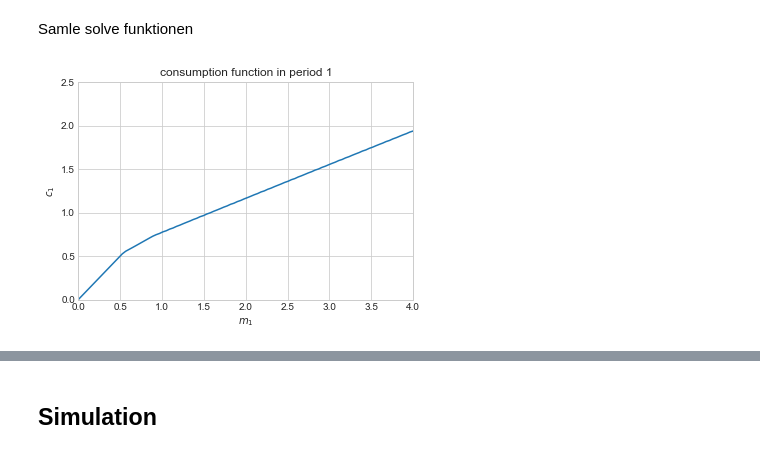
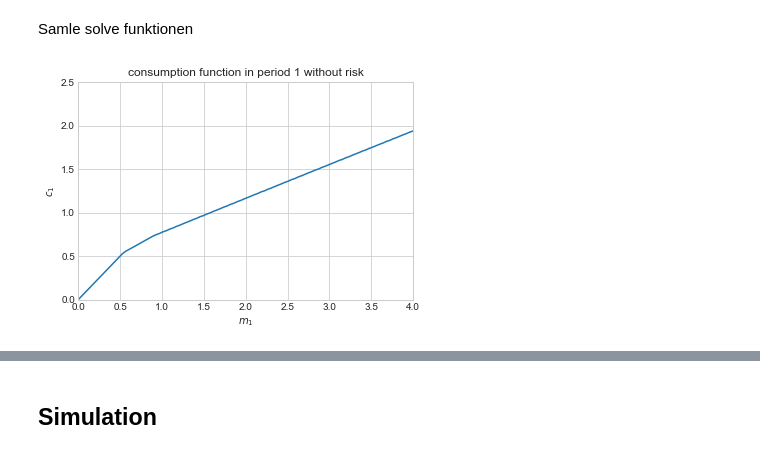
Before and after one commit to NumEconCopenhagen/projects-2020-kongeraekken-1, a Jupyter notebook: modelproject/modelproject.ipynb, the cells around one changed output, grey strips where cells are left out. Saved outputs shown, nothing was run; the diff lists cells and outputs as text; code cells hidden in the pictures.

```diff
--- a/modelproject/modelproject.ipynb
+++ b/modelproject/modelproject.ipynb
@@ -274,7 +261,6 @@ def solve_period_1(rho,beta,r,Delta,v2_interp,v1): # try without v1 as input
 # %% [markdown]
 Samle solve funktionen
 # %%
-# b. solve
 def solve(rho,beta,r,Delta,nu,kappa,v1):
 
     # a. solve period 2
@@ -288,17 +274,15 @@ def solve(rho,beta,r,Delta,nu,kappa,v1):
     m1_vec,v1_vec,c1_vec = solve_period_1(rho,beta,r,Delta,v2_interp,v1)
 
     return m1_vec,c1_vec,m2_vec,c2_vec
-
-m1_vec,c1_vec,m2_vec,c2_vec = solve(rho,beta,r,Delta,nu,kappa,v1)
-
-# c. plot
-fig = plt.figure()
-ax = fig.add_subplot(1,1,1)
-ax.plot(m1_vec,c1_vec)
-ax.set_xlabel('$m_1$')
-ax.set_ylabel('$c_1$')
-ax.set_title('consumption function in period 1')
-ax.set_xlim([0,4])
-ax.set_ylim([0,2.5]);
-# %% [output]
-[figure, removed]
+# %%
+# c. plot risk free consumption
+fig = plt.figure()
+ax = fig.add_subplot(1,1,1)
+ax.plot(m1_vec,c1_vec)
+ax.set_xlabel('$m_1$')
+ax.set_ylabel('$c_1$')
+ax.set_title('consumption function in period 1 without risk')
+ax.set_xlim([0,4])
+ax.set_ylim([0,2.5]);
+# %% [output]
+[figure, added]
```
Also changed, not shown: parts of 23 cells of this notebook, 1 other file.
